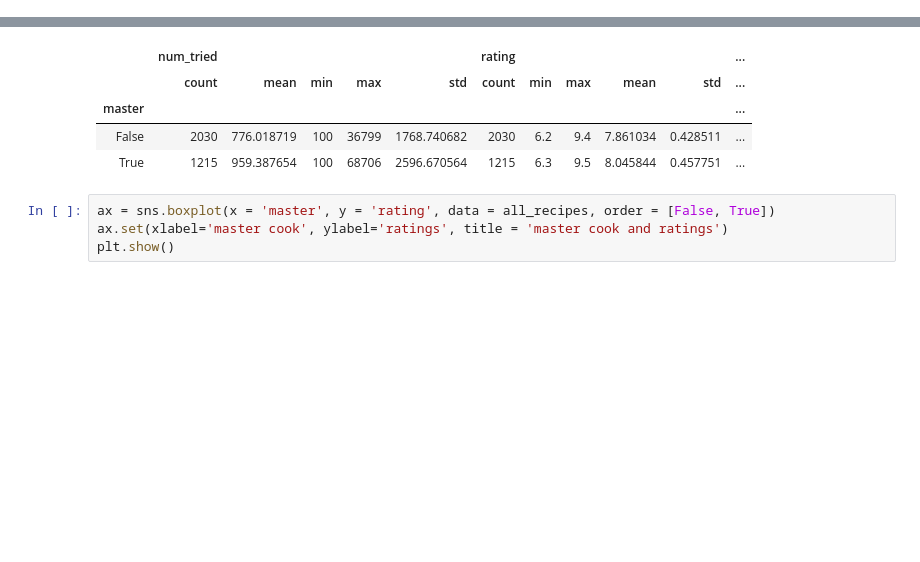
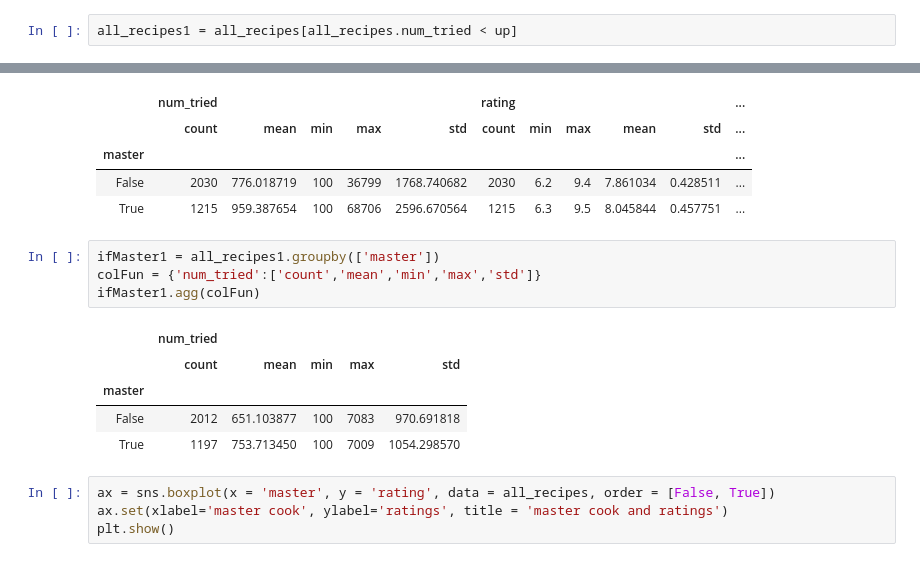
Before and after one commit to shimmer-croissant0707/web_scraping_project, a Jupyter notebook: Data Analysis/Web_Scraping_Project.ipynb, the cells around one changed output, grey strips where cells are left out. Saved outputs shown, nothing was run; the diff lists cells and outputs as text; blank space fills up the shorter version.

```diff
--- a/Data Analysis/Web_Scraping_Project.ipynb
+++ b/Data Analysis/Web_Scraping_Project.ipynb
@@ -79,6 +79,8 @@ all_recipes
 | 豆腐鲫鱼汤 | 鲫鱼,豆腐,生姜,葱,油,盐,料酒 | maximaxi | False | 4077 | 8.0 | False | False | tofu |
 | 龙利鱼豆腐煲 | 龙利鱼,番茄,杏鲍菇,金针菇,番茄酱 | 蒋三寻 | True | 3816 | 8.1 | True | True | tofu |
 3245 rows × 8 columns
+# %%
+all_recipes1 = all_recipes[all_recipes.num_tried < up]
 # %%
 np.sum(all_recipes.isnull(), axis = 0)
 # %% [output]
@@ -460,6 +462,16 @@ ifMaster.agg(colFun)
 | master |  |  |  |  |  |  |  |  |  |  | ... |
 | False | 2030 | 776.018719 | 100 | 36799 | 1768.740682 | 2030 | 6.2 | 9.4 | 7.861034 | 0.428511 | ... |
 | True | 1215 | 959.387654 | 100 | 68706 | 2596.670564 | 1215 | 6.3 | 9.5 | 8.045844 | 0.457751 | ... |
+# %%
+ifMaster1 = all_recipes1.groupby(['master'])
+colFun = {'num_tried':['count','mean','min','max','std']}
+ifMaster1.agg(colFun)
+# %% [output]
+|  | num_tried |  |  |  |  |
+|  | count | mean | min | max | std |
+| master |  |  |  |  |  |
+| False | 2012 | 651.103877 | 100 | 7083 | 970.691818 |
+| True | 1197 | 753.713450 | 100 | 7009 | 1054.298570 |
 # %%
 ax = sns.boxplot(x = 'master', y = 'rating', data = all_recipes, order = [False, True])
 ax.set(xlabel='master cook', ylabel='ratings', title = 'master cook and ratings')
```
Also changed, not shown: parts of 3 cells of this notebook, 2 other files.
